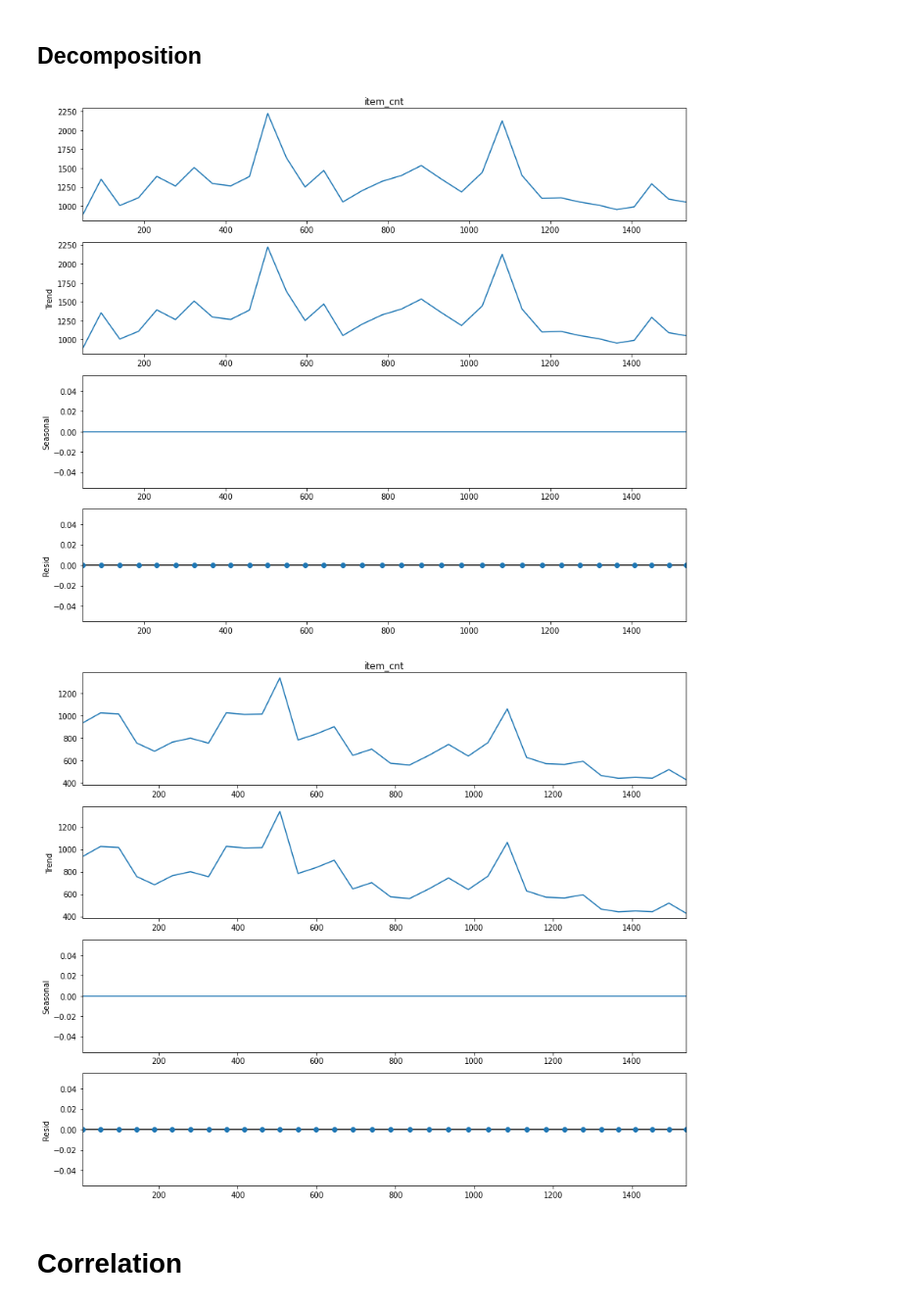
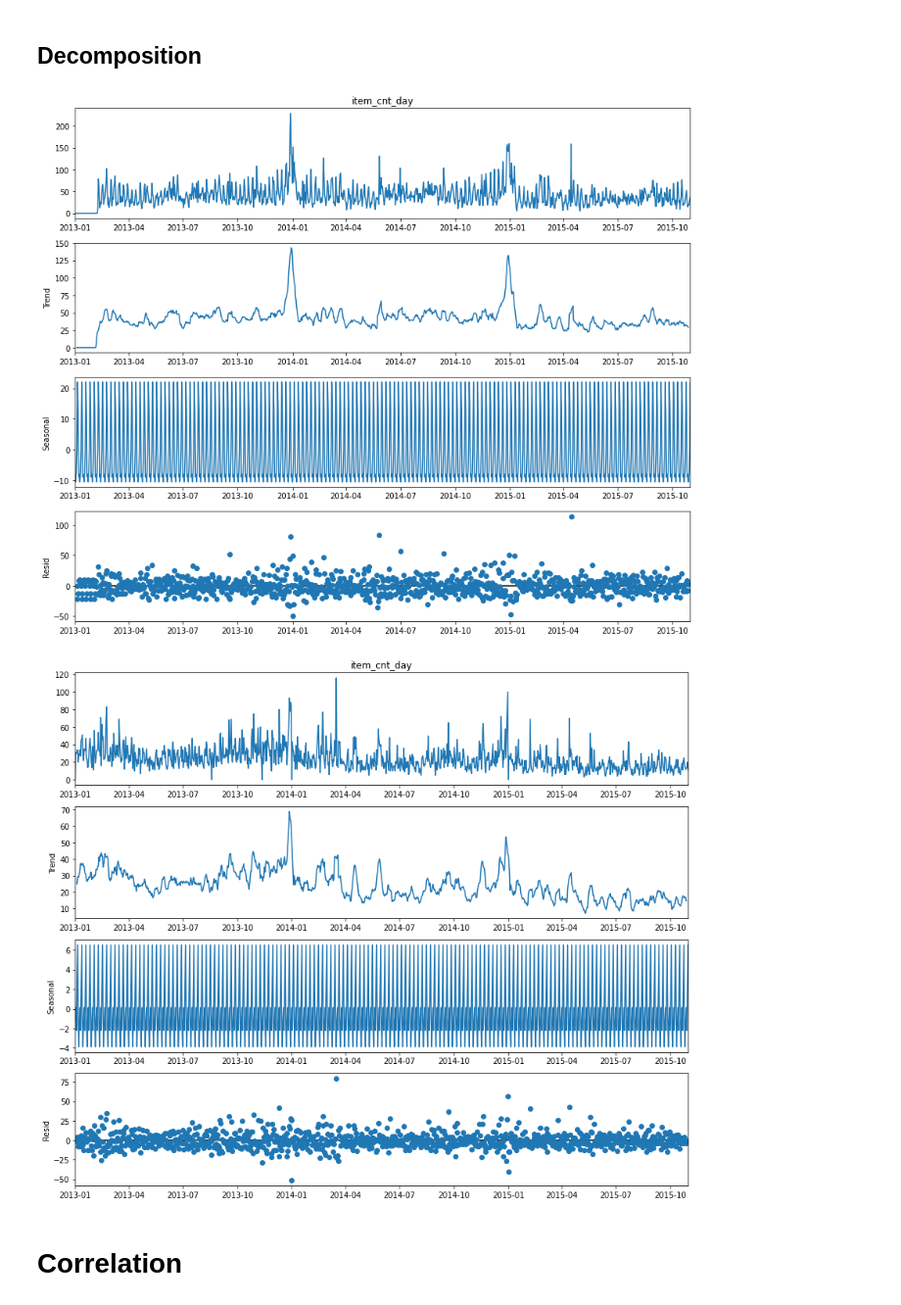
Before and after one commit to PaulIusztin/sales-prediction, a Jupyter notebook: notebooks/eda_monthly.ipynb, the cells around one changed output. Shown at 98% size. Saved outputs shown, nothing was run; the diff lists cells and outputs as text; code cells hidden in the pictures.

Commit message:
Add decomposition & autocorrelation.

```diff
--- a/notebooks/eda_monthly.ipynb
+++ b/notebooks/eda_monthly.ipynb
@@ -378,26 +469,35 @@ Text(81.125, 0.5, 'Total Sales 2015')
 ## Decomposition
 # %%
 def decompose(df: pd.DataFrame, shop_id: int):
+    """
+        df: DataFrame with a daily frequency
+    """
+
     df = df.copy()
-    df = df.sort_index()
+    all_dates = df["date"]
+    all_dates = pd.date_range(start=all_dates.min(), end=all_dates.max(), freq="1D")
+
     df = df[df["shop_id"] == shop_id]
+    df = df.groupby(["date"]).sum()
+    # Reindex the time series so our 1D frequency is consistent.
+    df = df.reindex(all_dates)
+    df = df.fillna(0)
 
     old_figsize = rcParams["figure.figsize"]
     rcParams["figure.figsize"] = 12, 10
 
-    # TODO: Why period = 1 is not working?
-    decomposition = sm.tsa.seasonal_decompose(df["item_cnt"], period=1)
+    decomposition = sm.tsa.seasonal_decompose(df["item_cnt_day"])
     decomposition.plot()
 
     rcParams["figure.figsize"] = old_figsize
 # %%
-decompose(train_shop_sales_df, shop_id=5)
+decompose(train_df, shop_id=5)
 # %% [output]
-[figure, old version]
+[figure, new version]
 # %%
-decompose(train_shop_sales_df, shop_id=10)
+decompose(train_df, shop_id=10)
 # %% [output]
-[figure, old version]
+[figure, new version]
 # %% [markdown]
 # Correlation
 # %%
```
Also changed, not shown: parts of 18 cells of this notebook.
